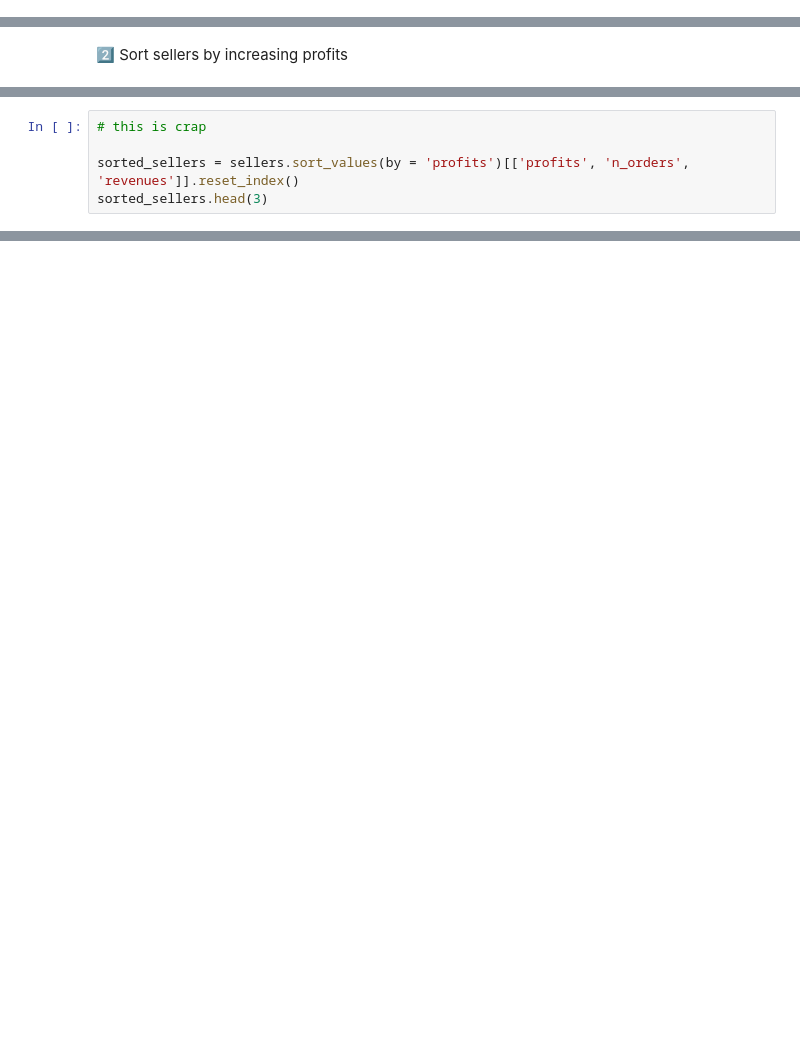
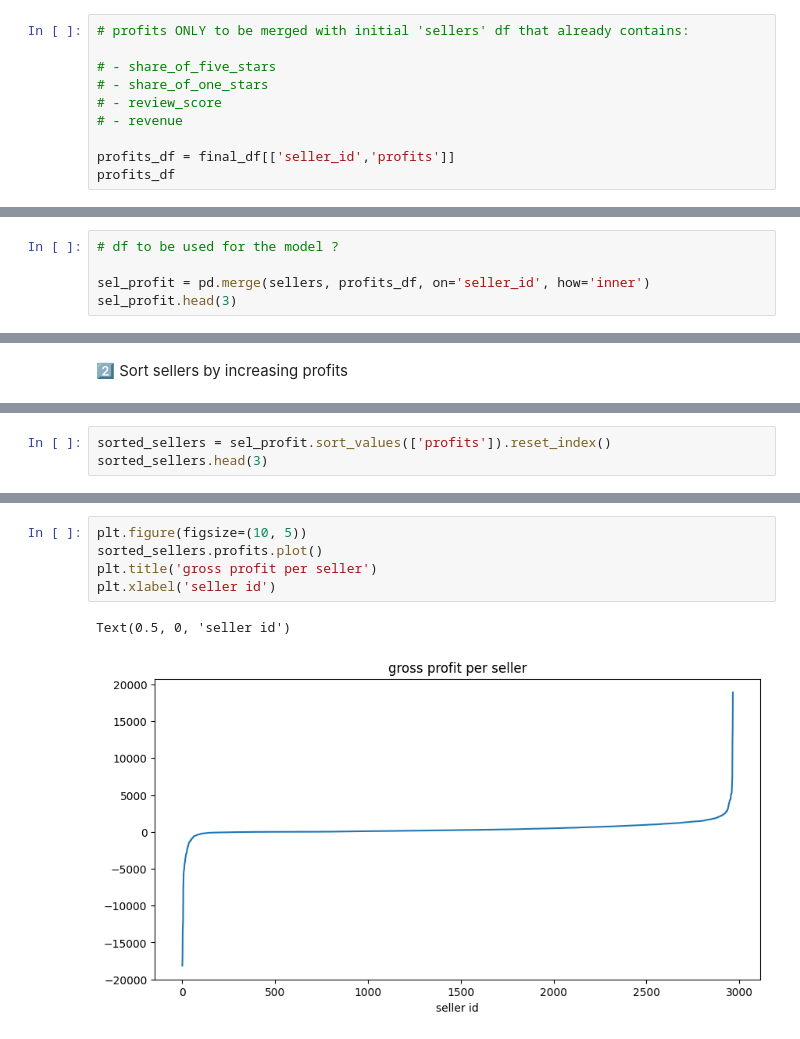
Before and after one commit to carinarms/data-recap_ceo_request, a Jupyter notebook: OLIST-Challenge.ipynb, the cells around one changed output, grey strips where cells are left out. Saved outputs shown, nothing was run; the diff lists cells and outputs as text; blank space fills up the shorter version.

```diff
--- a/OLIST-Challenge.ipynb
+++ b/OLIST-Challenge.ipynb
@@ -178,3 +188,13 @@ final_df.head(3)
 | 0 | 0015a82c2db000af6aaaf3ae2ecb0532 | 0.333333 | 0.666667 | 3.666667 | 140.0 | 348.500 | 208.500 |
 | 1 | 001cca7ae9ae17fb1caed9dfb1094831 | 0.121827 | 0.527919 | 3.984772 | 3560.0 | 3868.003 | 308.003 |
 | 2 | 002100f778ceb8431b7a1020ff7ab48f | 0.134615 | 0.519231 | 3.903846 | 840.0 | 683.450 | -156.550 |
+# %%
+# profits ONLY to be merged with initial 'sellers' df that already contains:
+
+# - share_of_five_stars
+# - share_of_one_stars
+# - review_score
+# - revenue
+
+profits_df = final_df[['seller_id','profits']]
+profits_df
@@ -180,0 +215,5 @@ final_df.head(3)
+# %%
+# df to be used for the model ?
+
+sel_profit = pd.merge(sellers, profits_df, on='seller_id', how='inner')
+sel_profit.head(3)
@@ -221,6 +278,4 @@ sellers_.head(3)
 # %%
-# this is crap
-
-sorted_sellers = sellers.sort_values(by = 'profits')[['profits', 'n_orders', 'revenues']].reset_index()
+sorted_sellers = sel_profit.sort_values(['profits']).reset_index()
 sorted_sellers.head(3)
 # %% [output]
@@ -227,0 +338,8 @@ KeyError: 'profits'
+# %%
+plt.figure(figsize=(10, 5))
+sorted_sellers.profits.plot()
+plt.title('gross profit per seller')
+plt.xlabel('seller id')
+# %% [output]
+Text(0.5, 0, 'seller id')
+[figure, added]
```
Also changed, not shown: parts of 31 cells of this notebook.
